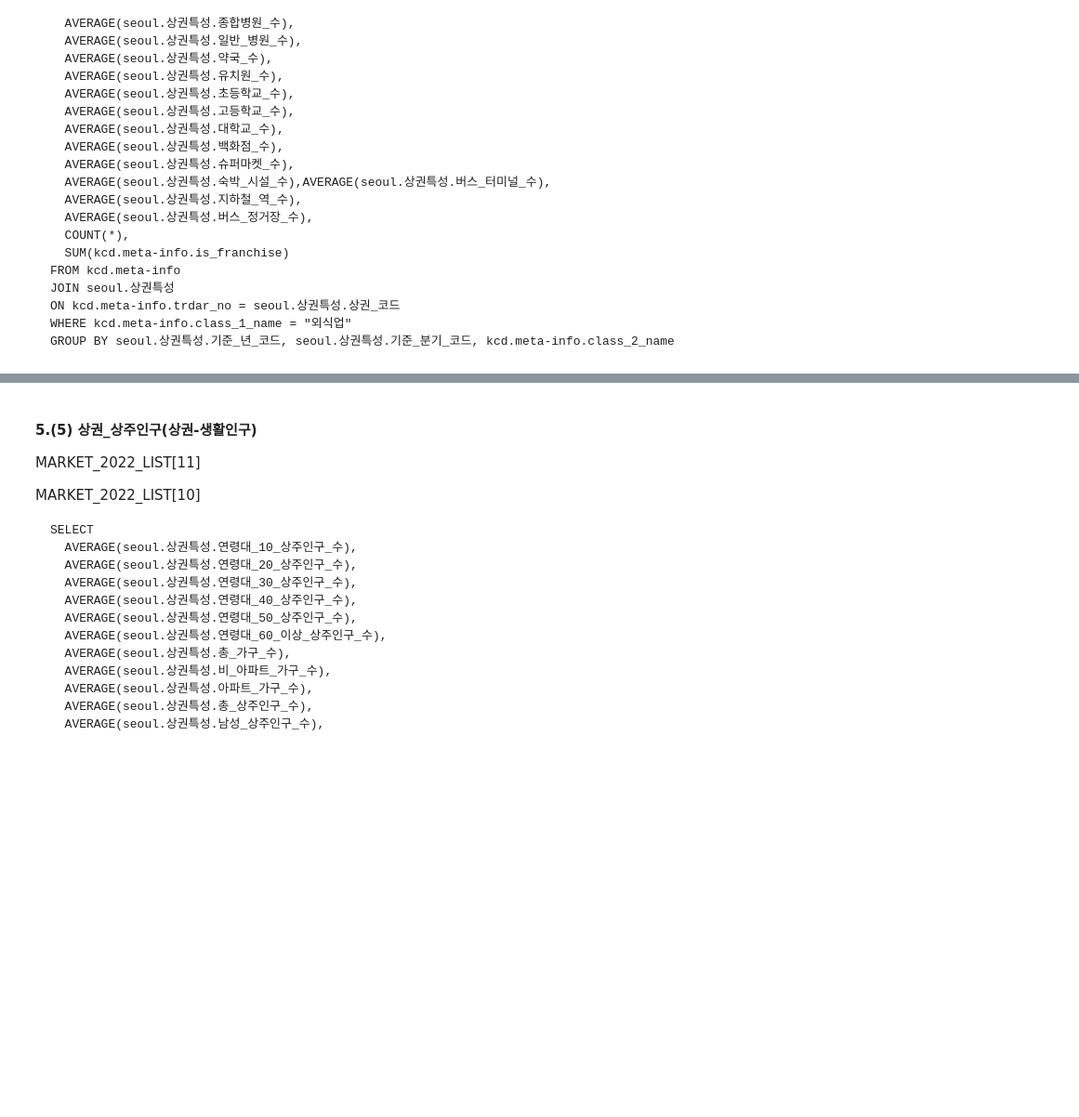
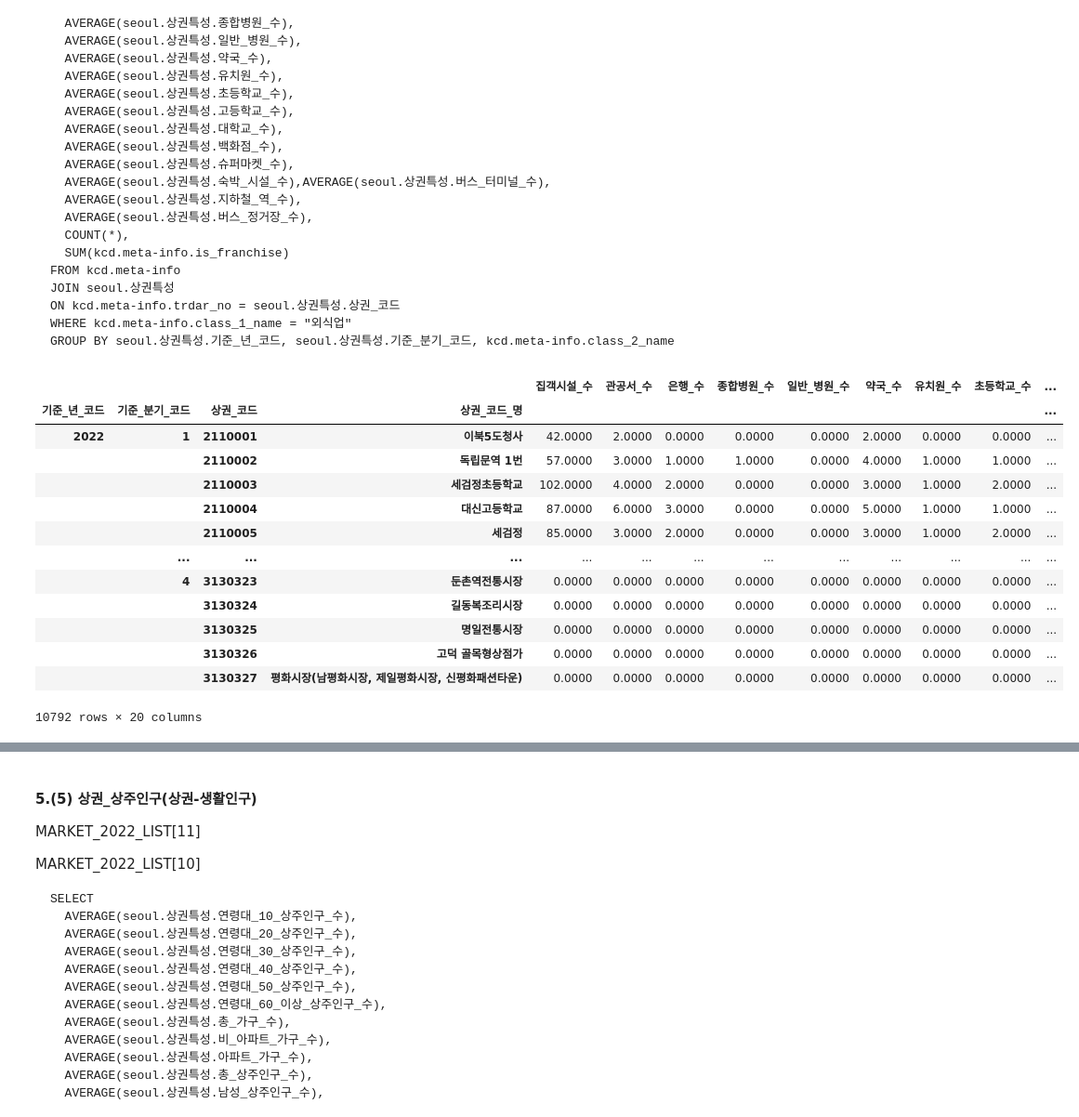
Before and after one commit to Gayeon6423/2023BigContest, a Jupyter notebook: [SALES_FIELD]_GRADE_TRANSFORMATION.ipynb, the cells around one changed output, grey strips where cells are left out. Shown at 93% size. Drawn from its saved outputs; the diff is of its cells as text; code cells hidden in the pictures; blank space fills up the shorter version.

````diff
--- a/[SALES_FIELD]_GRADE_TRANSFORMATION.ipynb
+++ b/[SALES_FIELD]_GRADE_TRANSFORMATION.ipynb
@@ -120,5 +121,6 @@ MARKET_LOC_MAP.drop(["상권_코드_2022", "상권_코드_2023"], axis = 1, inpl
 ### 4. 서울열린데이터광장 상권특성 공공데이터
 # %%
 MERGE_2022_DATA = mountInstance.loadData(
-    file_path = "/content/drive/MyDrive/2023BigContest/data/DESILO_PLATFORM_DATA/", file_name_extension = "MARKET_MERGE_2022_DATA.csv",
-    unicode = "utf-8", columnTF = False)
+    file_path = "/content/drive/MyDrive/2023BigContest/data/DESILO_PLATFORM_DATA/", file_name_extension = "MARKET_RAW_2022_DATA.csv",
+    unicode = "utf-8", columnTF = False).drop_duplicates()
+# MERGE_2022_NAZERO_DATA = MERGE_2022_DATA.fillna(0)
@@ -127,4 +131,5 @@ MERGE_2022_NAZERO_DATA = MERGE_2022_DATA.fillna(0)
 # %%
 MERGE_2023_DATA = mountInstance.loadData(
-    file_path = "/content/drive/MyDrive/2023BigContest/data/DESILO_PLATFORM_DATA/", file_name_extension = "MARKET_MERGE_2023_DATA.csv",
-    unicode = "utf-8", columnTF = False)
+    file_path = "/content/drive/MyDrive/2023BigContest/data/DESILO_PLATFORM_DATA/", file_name_extension = "MARKET_RAW_2023_DATA.csv",
+    unicode = "utf-8", columnTF = False).drop_duplicates()
+# MERGE_2023_NAZERO_DATA = MERGE_2023_DATA.fillna(0)
@@ -440,3 +583,41 @@ display(MERGE_2022_NAZERO_DATA.groupby(["기준_년_코드", "기준_분기_코
   WHERE kcd.meta-info.class_1_name = "외식업"
   GROUP BY seoul.상권특성.기준_년_코드, seoul.상권특성.기준_분기_코드, kcd.meta-info.class_2_name
   ```
+# %%
+display(MERGE_2022_DATA.fillna(0).groupby(
+    ["기준_년_코드", "기준_분기_코드", "상권_코드", "상권_코드_명"]
+    )[["집객시설_수",
+       "관공서_수",
+       "은행_수",
+       "종합병원_수",
+       "일반_병원_수",
+       "약국_수",
+       "유치원_수",
+       "초등학교_수",
+       "중학교_수",
+       "고등학교_수",
+       "대학교_수",
+       "백화점_수",
+       "슈퍼마켓_수",
+       "극장_수",
+       "숙박_시설_수",
+       "공항_수",
+       "철도_역_수",
+       "버스_터미널_수",
+       "지하철_역_수",
+       "버스_정거장_수"]].agg("mean"))
+# %% [output]
+|  |  |  |  | 집객시설_수 | 관공서_수 | 은행_수 | 종합병원_수 | 일반_병원_수 | 약국_수 | 유치원_수 | 초등학교_수 | ... |
+| 기준_년_코드 | 기준_분기_코드 | 상권_코드 | 상권_코드_명 |  |  |  |  |  |  |  |  | ... |
+| 2022 | 1 | 2110001 | 이북5도청사 | 42.0000 | 2.0000 | 0.0000 | 0.0000 | 0.0000 | 2.0000 | 0.0000 | 0.0000 | ... |
+|  |  | 2110002 | 독립문역 1번 | 57.0000 | 3.0000 | 1.0000 | 1.0000 | 0.0000 | 4.0000 | 1.0000 | 1.0000 | ... |
+|  |  | 2110003 | 세검정초등학교 | 102.0000 | 4.0000 | 2.0000 | 0.0000 | 0.0000 | 3.0000 | 1.0000 | 2.0000 | ... |
+|  |  | 2110004 | 대신고등학교 | 87.0000 | 6.0000 | 3.0000 | 0.0000 | 0.0000 | 5.0000 | 1.0000 | 1.0000 | ... |
+|  |  | 2110005 | 세검정 | 85.0000 | 3.0000 | 2.0000 | 0.0000 | 0.0000 | 3.0000 | 1.0000 | 2.0000 | ... |
+|  | ... | ... | ... | ... | ... | ... | ... | ... | ... | ... | ... | ... |
+|  | 4 | 3130323 | 둔촌역전통시장 | 0.0000 | 0.0000 | 0.0000 | 0.0000 | 0.0000 | 0.0000 | 0.0000 | 0.0000 | ... |
+|  |  | 3130324 | 길동복조리시장 | 0.0000 | 0.0000 | 0.0000 | 0.0000 | 0.0000 | 0.0000 | 0.0000 | 0.0000 | ... |
+|  |  | 3130325 | 명일전통시장 | 0.0000 | 0.0000 | 0.0000 | 0.0000 | 0.0000 | 0.0000 | 0.0000 | 0.0000 | ... |
+|  |  | 3130326 | 고덕 골목형상점가 | 0.0000 | 0.0000 | 0.0000 | 0.0000 | 0.0000 | 0.0000 | 0.0000 | 0.0000 | ... |
+|  |  | 3130327 | 평화시장(남평화시장, 제일평화시장, 신평화패션타운) | 0.0000 | 0.0000 | 0.0000 | 0.0000 | 0.0000 | 0.0000 | 0.0000 | 0.0000 | ... |
+10792 rows × 20 columns
````
Also changed, not shown: parts of 30 cells of this notebook.
